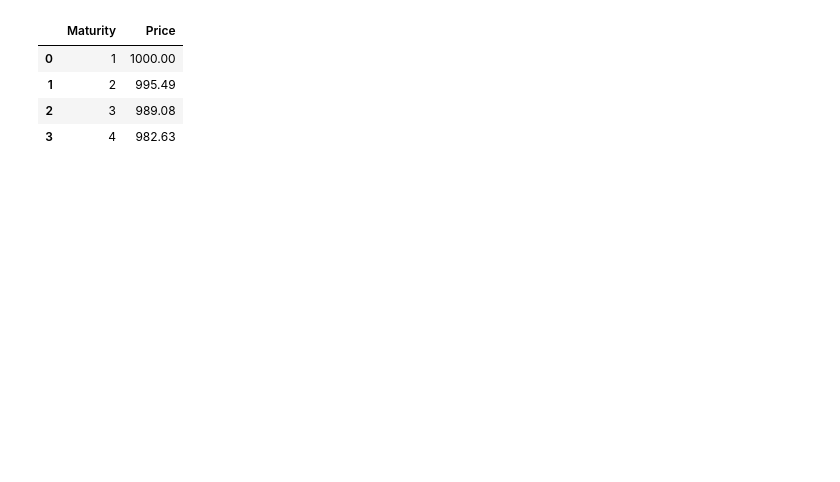
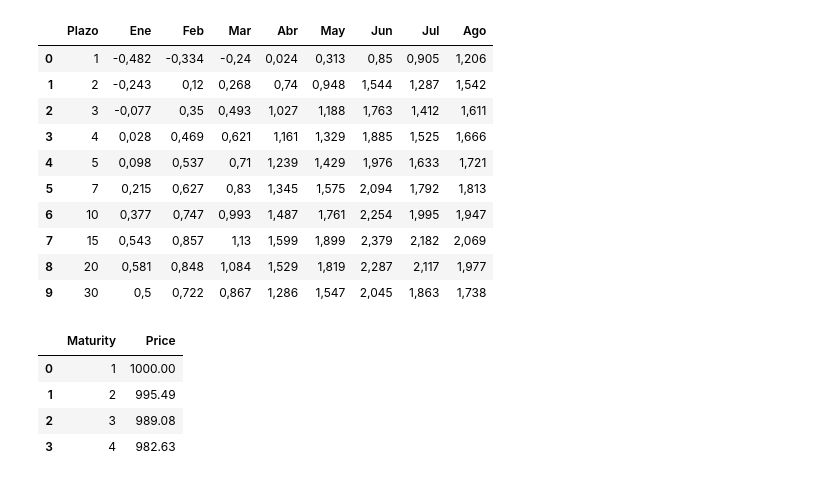
Before and after one commit to Ardark27/python_finance, a Jupyter notebook: 8_ETTI/8_1_Etti.ipynb, the cells around one changed output. Cells and saved outputs as stored; diff of their text form; code cells hidden in the pictures; blank space fills up the shorter version.

```diff
--- a/8_ETTI/8_1_Etti.ipynb
+++ b/8_ETTI/8_1_Etti.ipynb
@@ -13,3 +55,19 @@ from sympy import Symbol
+# %%
+
+tasas_interes = pd.read_csv('data/tipos_interes.csv', sep=';')
+tasas_interes
+# %% [output]
+|  | Plazo | Ene | Feb | Mar | Abr | May | Jun | Jul | Ago |
+| 0 | 1 | -0,482 | -0,334 | -0,24 | 0,024 | 0,313 | 0,85 | 0,905 | 1,206 |
+| 1 | 2 | -0,243 | 0,12 | 0,268 | 0,74 | 0,948 | 1,544 | 1,287 | 1,542 |
+| 2 | 3 | -0,077 | 0,35 | 0,493 | 1,027 | 1,188 | 1,763 | 1,412 | 1,611 |
+| 3 | 4 | 0,028 | 0,469 | 0,621 | 1,161 | 1,329 | 1,885 | 1,525 | 1,666 |
+| 4 | 5 | 0,098 | 0,537 | 0,71 | 1,239 | 1,429 | 1,976 | 1,633 | 1,721 |
+| 5 | 7 | 0,215 | 0,627 | 0,83 | 1,345 | 1,575 | 2,094 | 1,792 | 1,813 |
+| 6 | 10 | 0,377 | 0,747 | 0,993 | 1,487 | 1,761 | 2,254 | 1,995 | 1,947 |
+| 7 | 15 | 0,543 | 0,857 | 1,13 | 1,599 | 1,899 | 2,379 | 2,182 | 2,069 |
+| 8 | 20 | 0,581 | 0,848 | 1,084 | 1,529 | 1,819 | 2,287 | 2,117 | 1,977 |
+| 9 | 30 | 0,5 | 0,722 | 0,867 | 1,286 | 1,547 | 2,045 | 1,863 | 1,738 |
 # %%
 bonds_df1 =pd.DataFrame()
 bonds_df1['Maturity'] = [1,2,3,4]
```
Also changed, not shown: parts of 19 cells of this notebook, 3 other files.
